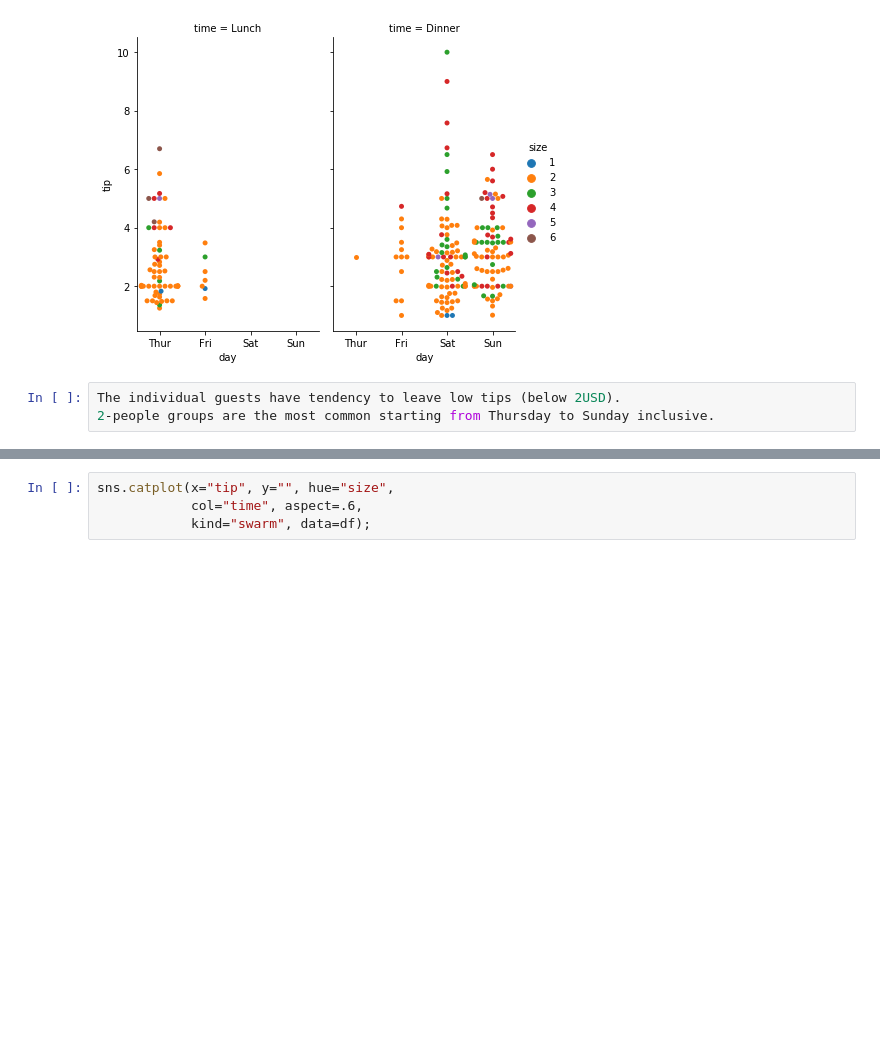
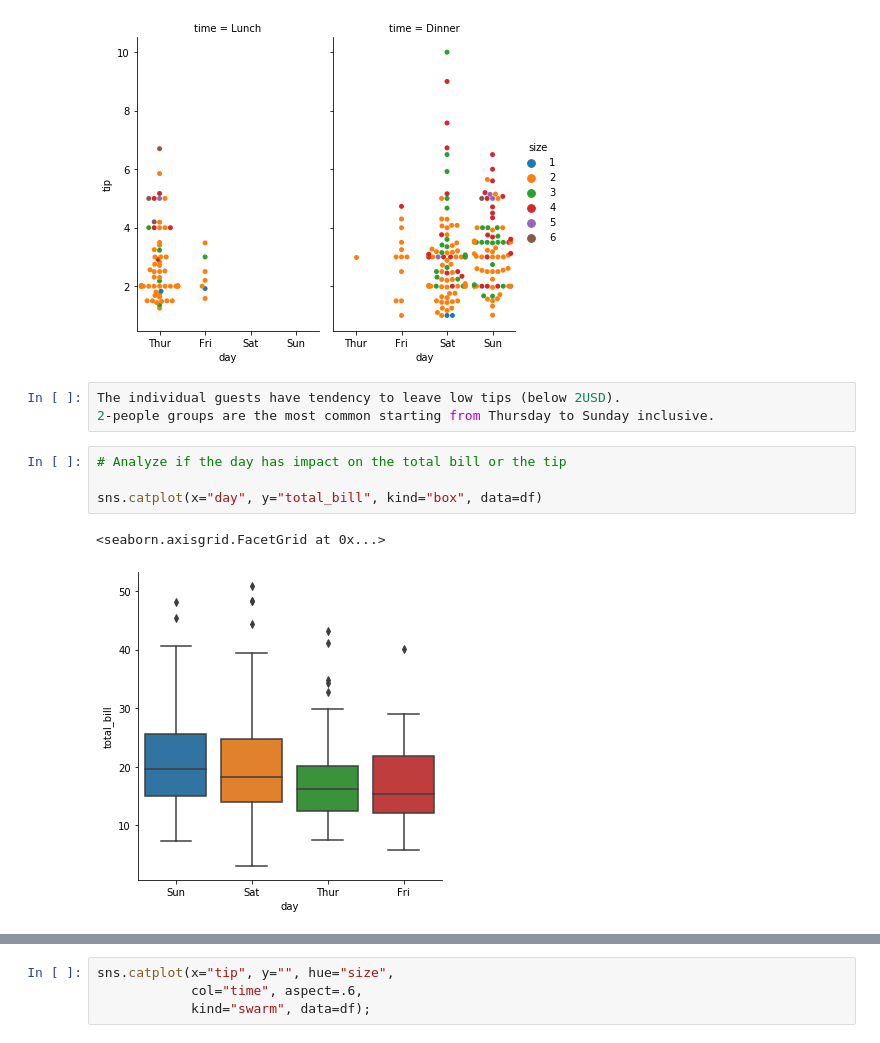
Before and after one commit to KatarzynaConnell/Fundamentals-Assessment-2019, a Jupyter notebook: Notebook.ipynb, the cells around one changed output, grey strips where cells are left out. Drawn from its saved outputs; the diff is of its cells as text; blank space fills up the shorter version.

Commit message:
added analysis if the day has impact on the total bill or the tip using box plots

```diff
--- a/Notebook.ipynb
+++ b/Notebook.ipynb
@@ -192,3 +196,10 @@ sns.catplot(x="day", y="tip", hue="size",
 # %%
 The individual guests have tendency to leave low tips (below 2USD).
 2-people groups are the most common starting from Thursday to Sunday inclusive.
+# %%
+# Analyze if the day has impact on the total bill or the tip
+
+sns.catplot(x="day", y="total_bill", kind="box", data=df)
+# %% [output]
+<seaborn.axisgrid.FacetGrid at 0x...>
+[figure, added]
```
Also changed, not shown: parts of 7 cells of this notebook.
